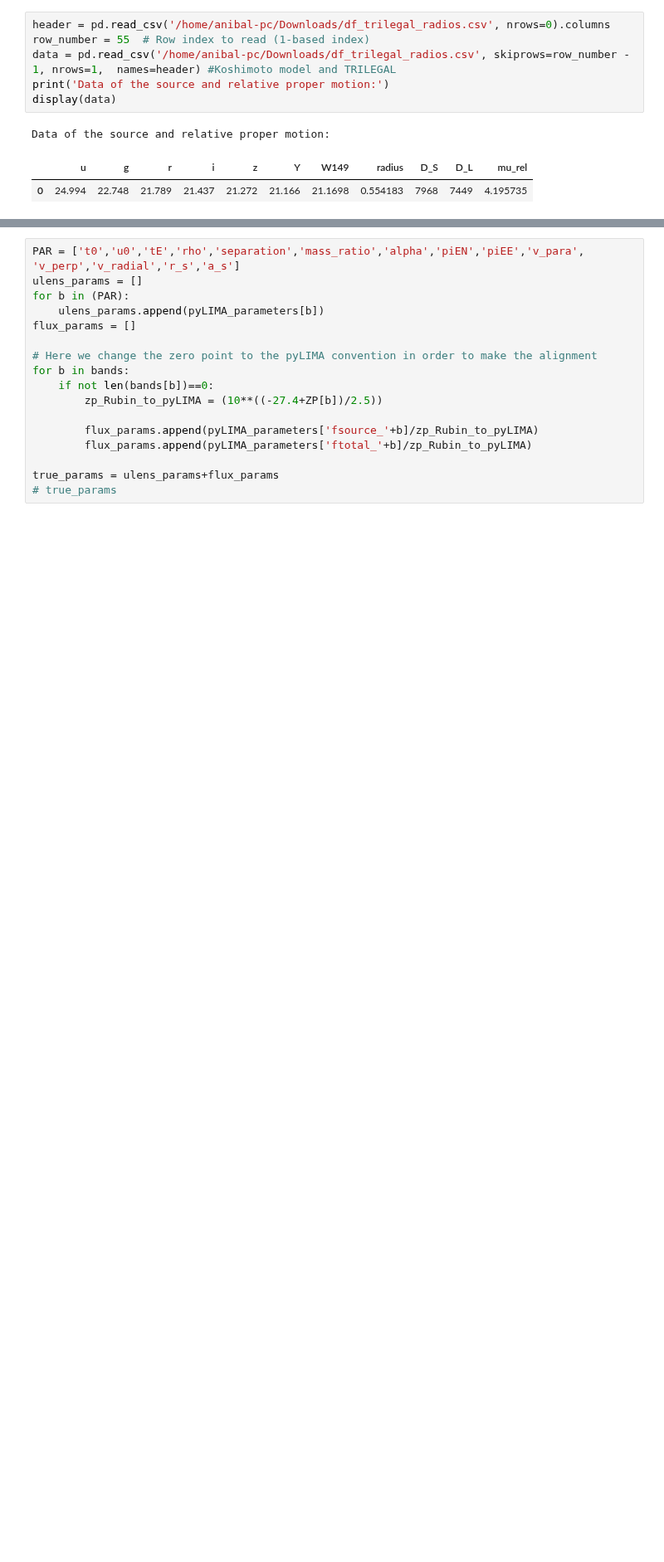
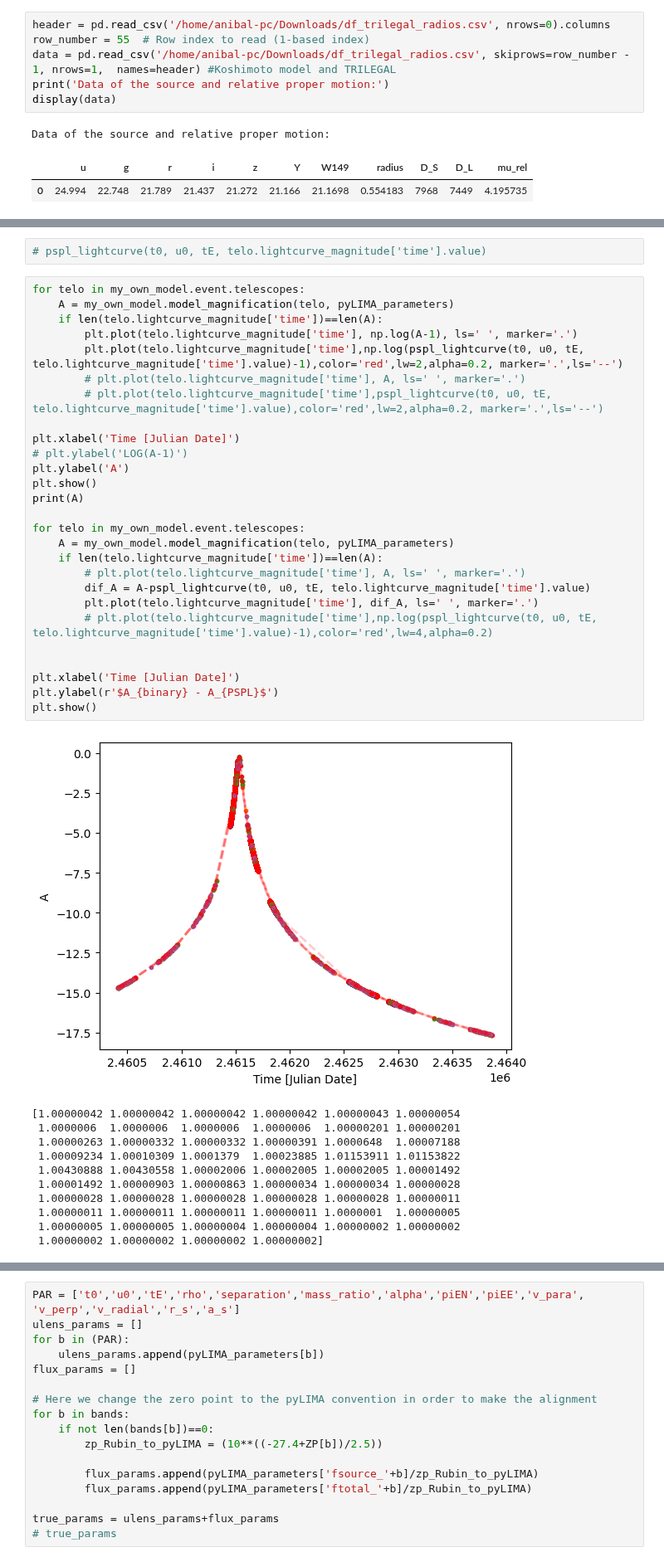
Before and after one commit to anibal-art/roman_rubin, a Jupyter notebook: notebooks/Orbital_motion.ipynb, the cells around one changed output, grey strips where cells are left out. Shown at 83% size. Saved outputs shown, nothing was run; the diff lists cells and outputs as text; blank space fills up the shorter version.

```diff
--- a/notebooks/Orbital_motion.ipynb
+++ b/notebooks/Orbital_motion.ipynb
@@ -365,0 +405,41 @@ File saved: /home/anibal-pc/roman_rubin/test_sim_fit/Event_18.h5
+# %%
+# pspl_lightcurve(t0, u0, tE, telo.lightcurve_magnitude['time'].value)
+# %%
+for telo in my_own_model.event.telescopes:
+    A = my_own_model.model_magnification(telo, pyLIMA_parameters)
+    if len(telo.lightcurve_magnitude['time'])==len(A):
+        plt.plot(telo.lightcurve_magnitude['time'], np.log(A-1), ls=' ', marker='.')
+        plt.plot(telo.lightcurve_magnitude['time'],np.log(pspl_lightcurve(t0, u0, tE, telo.lightcurve_magnitude['time'].value)-1),color='red',lw=2,alpha=0.2, marker='.',ls='--')
+        # plt.plot(telo.lightcurve_magnitude['time'], A, ls=' ', marker='.')
+        # plt.plot(telo.lightcurve_magnitude['time'],pspl_lightcurve(t0, u0, tE, telo.lightcurve_magnitude['time'].value),color='red',lw=2,alpha=0.2, marker='.',ls='--')
+
+plt.xlabel('Time [Julian Date]')
+# plt.ylabel('LOG(A-1)')
+plt.ylabel('A')
+plt.show()
+print(A)
+
+for telo in my_own_model.event.telescopes:
+    A = my_own_model.model_magnification(telo, pyLIMA_parameters)
+    if len(telo.lightcurve_magnitude['time'])==len(A):
+        # plt.plot(telo.lightcurve_magnitude['time'], A, ls=' ', marker='.')
+        dif_A = A-pspl_lightcurve(t0, u0, tE, telo.lightcurve_magnitude['time'].value)
+        plt.plot(telo.lightcurve_magnitude['time'], dif_A, ls=' ', marker='.')
+        # plt.plot(telo.lightcurve_magnitude['time'],np.log(pspl_lightcurve(t0, u0, tE, telo.lightcurve_magnitude['time'].value)-1),color='red',lw=4,alpha=0.2)
+
+
+plt.xlabel('Time [Julian Date]')
+plt.ylabel(r'$A_{binary} - A_{PSPL}$')
+plt.show()
+# %% [output]
+[figure, added]
+[1.00000042 1.00000042 1.00000042 1.00000042 1.00000043 1.00000054
+ 1.0000006  1.0000006  1.0000006  1.0000006  1.00000201 1.00000201
+ 1.00000263 1.00000332 1.00000332 1.00000391 1.0000648  1.00007188
+ 1.00009234 1.00010309 1.0001379  1.00023885 1.01153911 1.01153822
+ 1.00430888 1.00430558 1.00002006 1.00002005 1.00002005 1.00001492
+ 1.00001492 1.00000903 1.00000863 1.00000034 1.00000034 1.00000028
+ 1.00000028 1.00000028 1.00000028 1.00000028 1.00000028 1.00000011
+ 1.00000011 1.00000011 1.00000011 1.00000011 1.0000001  1.00000005
+ 1.00000005 1.00000005 1.00000004 1.00000004 1.00000002 1.00000002
+ 1.00000002 1.00000002 1.00000002 1.00000002]
```
Also changed, not shown: parts of 19 cells of this notebook, 1 other file.
